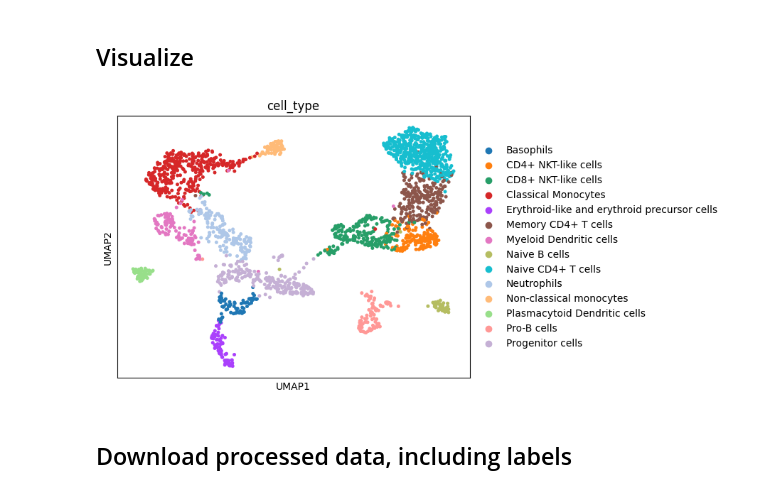
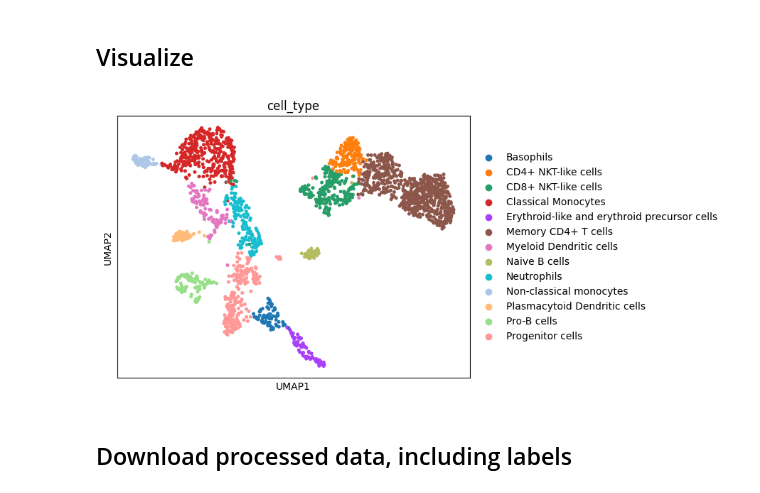
Before and after one commit to LeoAnd00/Masters_Thesis, a Jupyter notebook: code/data_preprocessing/immune_cells/bone_marrow_human/BM_1/BM_1_apply_labels.ipynb, the cells around one changed output. Drawn from its saved outputs; the diff is of its cells as text; code cells hidden in the pictures.

Commit message:
Worked on preprocessing more data
Worked on preprocessing more data

```diff
--- a/code/data_preprocessing/immune_cells/bone_marrow_human/BM_1/BM_1_apply_labels.ipynb
+++ b/code/data_preprocessing/immune_cells/bone_marrow_human/BM_1/BM_1_apply_labels.ipynb
@@ -43,14 +34,22 @@ AnnData object with n_obs × n_vars = 2311 × 12438
     layers: 'counts', 'log1p_counts'
 # %% [markdown]
 ## Visualize
-# %%
-sc.pp.highly_variable_genes(norm_qc_adata, n_top_genes=4000, flavor="cell_ranger")
-sc.pp.pca(norm_qc_adata, n_comps=20, use_highly_variable=True, svd_solver='arpack')
-sc.pp.neighbors(norm_qc_adata)
-sc.tl.umap(norm_qc_adata)
-sc.pl.umap(norm_qc_adata, color='cell_type')
-# %% [output]
-[figure, removed]
+# %%
+from sklearn.preprocessing import StandardScaler
+vis_adata = norm_qc_adata.copy()
+sc.pp.highly_variable_genes(vis_adata, n_top_genes=4000, flavor="cell_ranger")
+
+# Scale data using dp.scale_data() to subtract data by the mean of each feature and divide by the std of that feature.
+# This was done as a preprocessing step for annotating cell types in ScType in R and will therefore be used for visualization purpose.
+# https://github.com/satijalab/seurat/issues/1166
+vis_adata.X = dp.scale_data(vis_adata.X)
+
+sc.pp.pca(vis_adata, n_comps=20, use_highly_variable=True, svd_solver='arpack')
+sc.pp.neighbors(vis_adata)
+sc.tl.umap(vis_adata)
+sc.pl.umap(vis_adata, color='cell_type')
+# %% [output]
+[figure, added]
 # %% [markdown]
 ## Download processed data, including labels
 # %%
```
Also changed, not shown: parts of 2 cells of this notebook, 41 other files.
